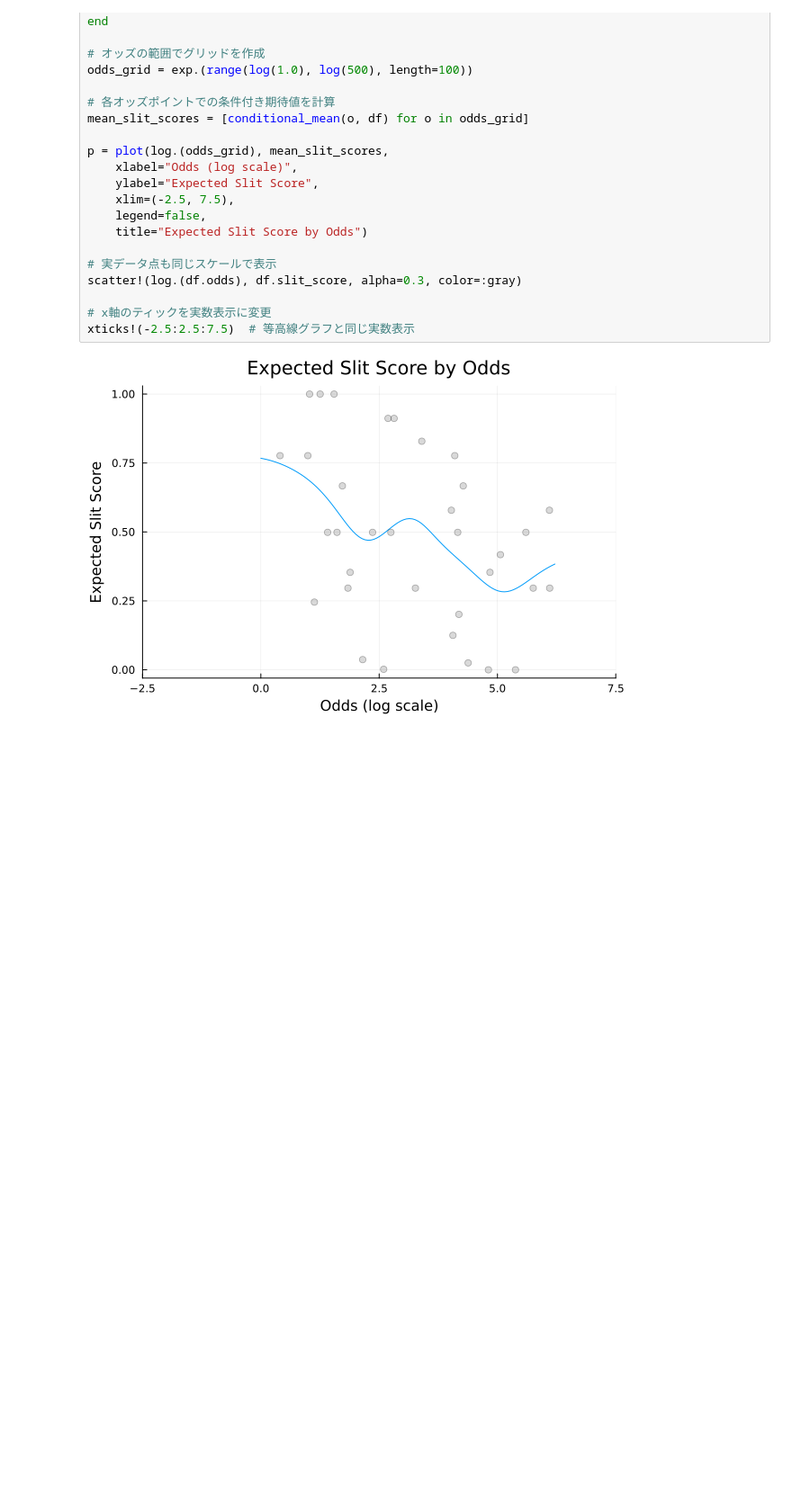
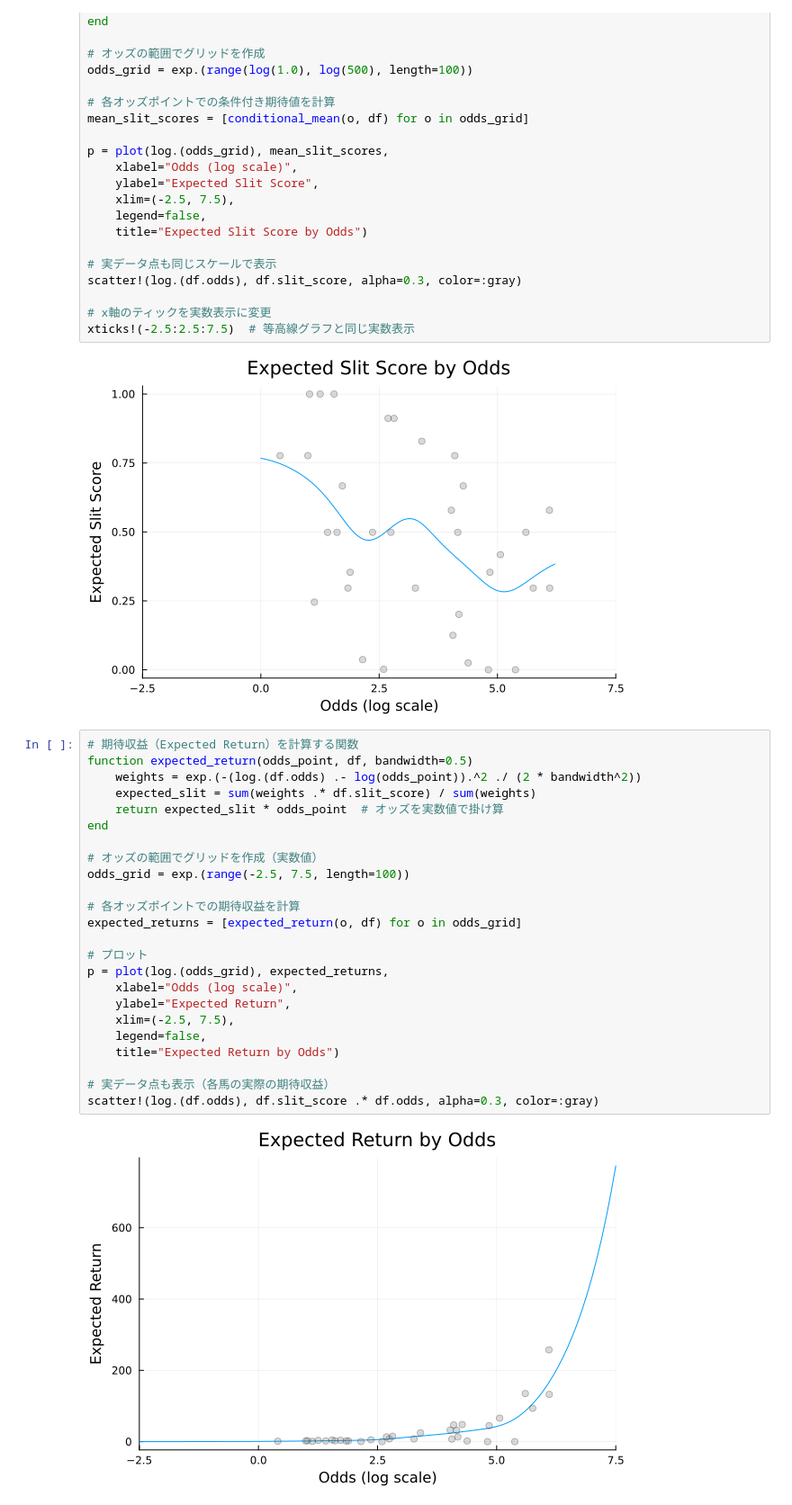
Before and after one commit to tndd/Mymljl, a Jupyter notebook: src/006.ipynb, the cells around one changed output. Shown at 90% size. Drawn from its saved outputs; the diff is of its cells as text; blank space fills up the shorter version.

```diff
--- a/src/006.ipynb
+++ b/src/006.ipynb
@@ -68,3 +68,29 @@ scatter!(log.(df.odds), df.slit_score, alpha=0.3, color=:gray)
 xticks!(-2.5:2.5:7.5)  # 等高線グラフと同じ実数表示
 # %% [output]
 [figure]
+# %%
+# 期待収益（Expected Return）を計算する関数
+function expected_return(odds_point, df, bandwidth=0.5)
+    weights = exp.(-(log.(df.odds) .- log(odds_point)).^2 ./ (2 * bandwidth^2))
+    expected_slit = sum(weights .* df.slit_score) / sum(weights)
+    return expected_slit * odds_point  # オッズを実数値で掛け算
+end
+
+# オッズの範囲でグリッドを作成（実数値）
+odds_grid = exp.(range(-2.5, 7.5, length=100))
+
+# 各オッズポイントでの期待収益を計算
+expected_returns = [expected_return(o, df) for o in odds_grid]
+
+# プロット
+p = plot(log.(odds_grid), expected_returns,
+    xlabel="Odds (log scale)",
+    ylabel="Expected Return",
+    xlim=(-2.5, 7.5),
+    legend=false,
+    title="Expected Return by Odds")
+
+# 実データ点も表示（各馬の実際の期待収益）
+scatter!(log.(df.odds), df.slit_score .* df.odds, alpha=0.3, color=:gray)
+# %% [output]
+[figure, added]
```
Also changed, not shown: parts of 1 cell of this notebook.
